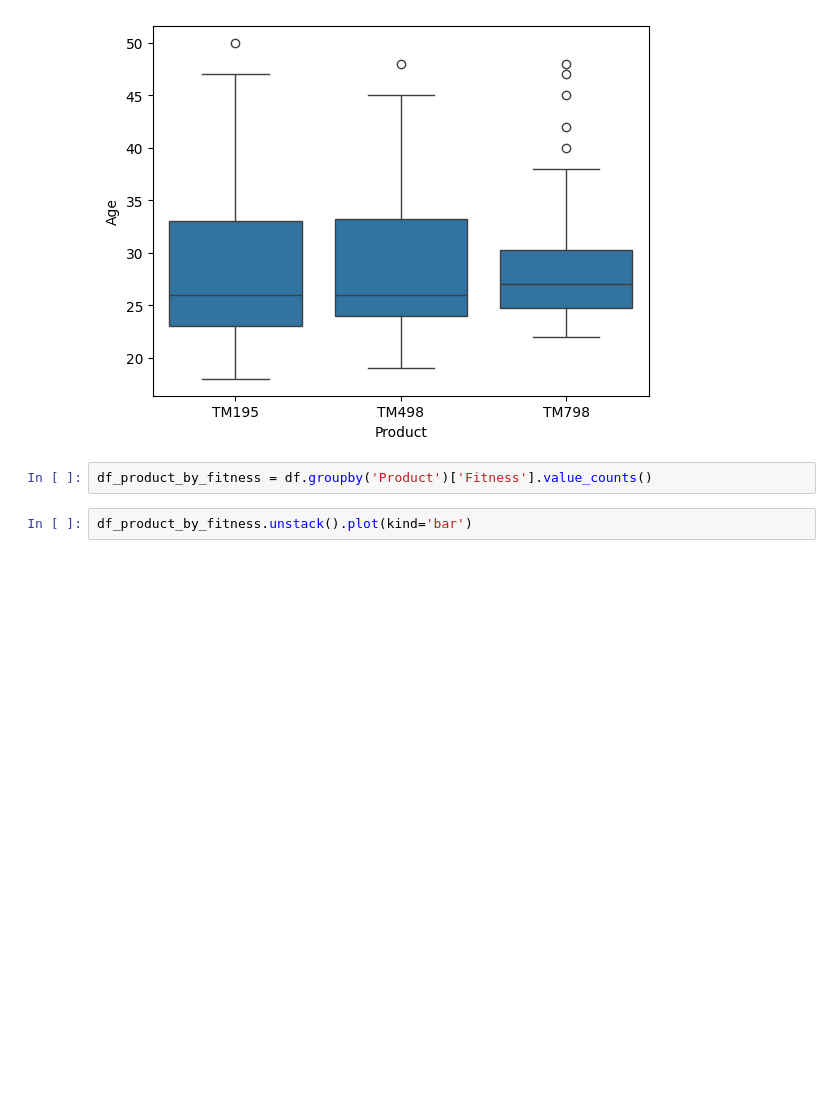
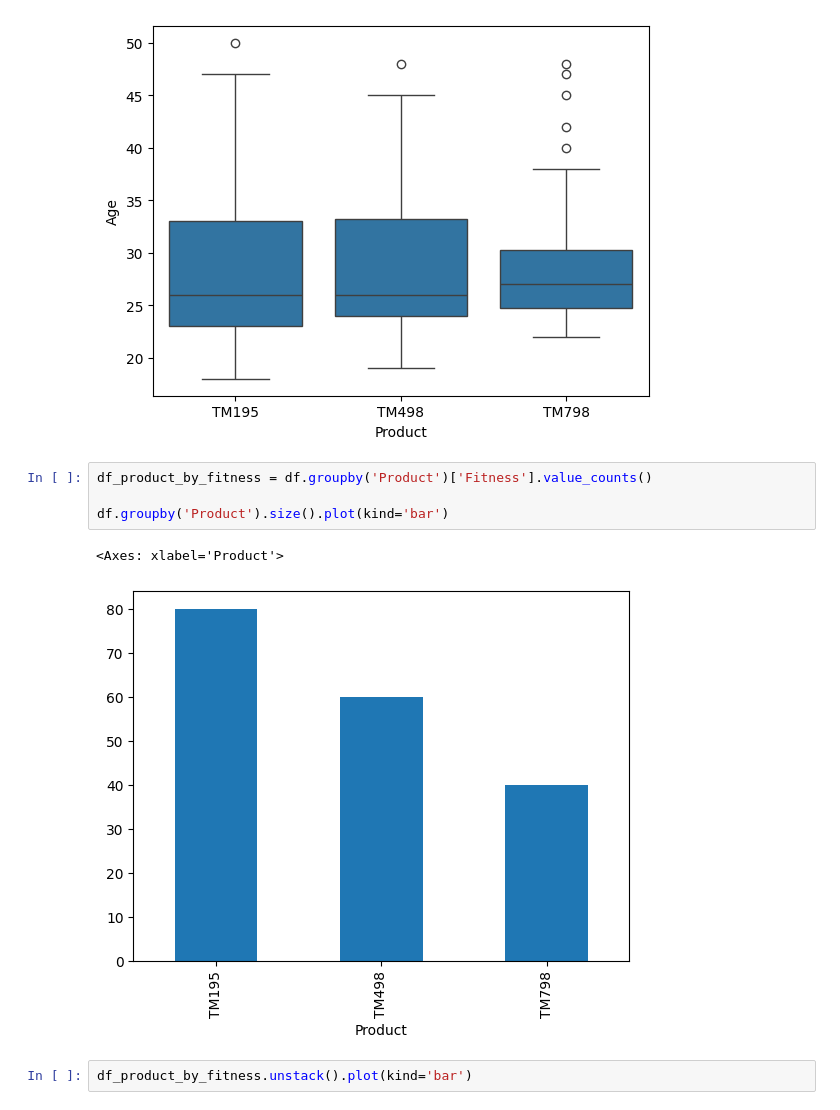
Before and after one commit to Carticus78/turbo-goldfish, a Jupyter notebook: notebooks/CardioGoodFitness.ipynb, the cells around one changed output. Cells and saved outputs as stored; diff of their text form; blank space fills up the shorter version.

Commit message:
added number of products sold of each type

```diff
--- a/notebooks/CardioGoodFitness.ipynb
+++ b/notebooks/CardioGoodFitness.ipynb
@@ -92,6 +92,11 @@ sns.boxplot(df, x='Product', y='Age')
 [figure]
 # %%
 df_product_by_fitness = df.groupby('Product')['Fitness'].value_counts()
+
+df.groupby('Product').size().plot(kind='bar')
+# %% [output]
+<Axes: xlabel='Product'>
+[figure, added]
 # %%
 df_product_by_fitness.unstack().plot(kind='bar')
 # %% [output]
```
